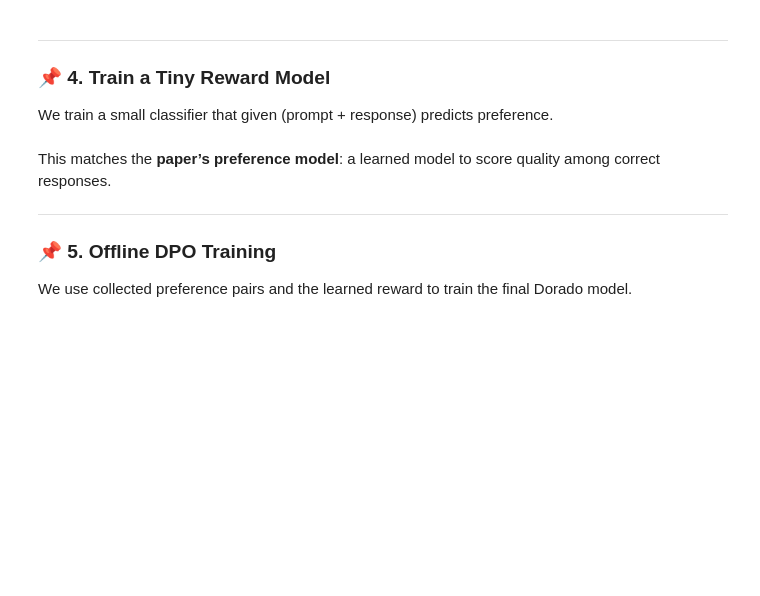
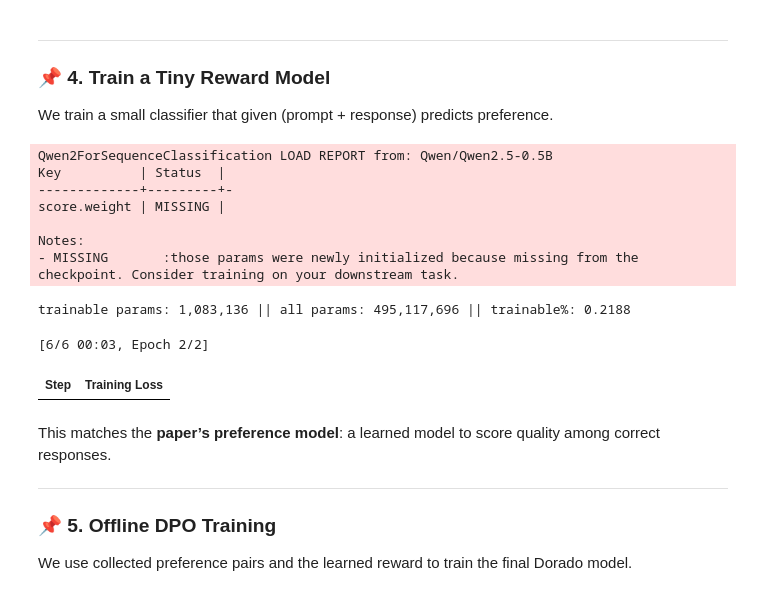
Before and after one commit to Vedant2100/llmpt, a Jupyter notebook: dorado_toy.ipynb, the cells around one changed output. Drawn from its saved outputs; the diff is of its cells as text; code cells hidden in the pictures; blank space fills up the shorter version.

```diff
--- a/dorado_toy.ipynb
+++ b/dorado_toy.ipynb
@@ -146,38 +173,82 @@ for q, samples in ALL_SAMPLES.items():
 
 We train a small classifier that given (prompt + response) predicts preference.
 # %%
-from transformers import AutoModelForSequenceClassification, TrainingArguments, Trainer
+from transformers import AutoModelForSequenceClassification, TrainingArguments, Trainer, BitsAndBytesConfig
+from peft import LoraConfig, get_peft_model, prepare_model_for_kbit_training, TaskType
 import datasets
+import torch
 
 # Prepare dataset for reward model
 data = []
 for (q, good, bad), lab in zip(pairs, labels):
     data.append({"text": q + " [ANS] " + good, "label": 1})
     data.append({"text": q + " [ANS] " + bad, "label": 0})
 
 ds = datasets.Dataset.from_list(data)
 ds = ds.train_test_split(test_size=0.2)
 
 TOKENIZER_RM = AutoTokenizer.from_pretrained(BASE)
-RM = AutoModelForSequenceClassification.from_pretrained(BASE, num_labels=2)
+TOKENIZER_RM.pad_token = TOKENIZER_RM.eos_token
+
+# Quantization Config (4-bit)
+bnb_config = BitsAndBytesConfig(
+    load_in_4bit=True,
+    bnb_4bit_quant_type="nf4",
+    bnb_4bit_compute_dtype=torch.float16,
+)
+
+# Load Model in 4-bit
+RM = AutoModelForSequenceClassification.from_pretrained(
+    BASE,
+    num_labels=2,
+    quantization_config=bnb_config,
+    device_map="auto"
+)
+RM.config.pad_token_id = TOKENIZER_RM.pad_token_id # FIX: Explicitly set pad_token_id in model config
+RM = prepare_model_for_kbit_training(RM)
+
+# Apply LoRA (Adapter) for Training
+peft_config = LoraConfig(
+    r=16,
+    lora_alpha=32,
+    bias="none",
+    task_type=TaskType.SEQ_CLS,
+    target_modules=["q_proj", "v_proj"] # Target attention layers
+)
+RM = get_peft_model(RM, peft_config)
+RM.print_trainable_parameters()
 
 def tok_rm(ex):
-    return TOKENIZER_RM(ex["text"], truncation=True, padding="max_length")
+    # FIX: Explicitly set max_length=512 to prevent OOM (default pads to 32k)
+    return TOKENIZER_RM(ex["text"], truncation=True, padding="max_length", max_length=512)
 
 tok_ds = ds.map(tok_rm, batched=True, remove_columns=["text"])
 
 trainer_rm = Trainer(
     model=RM,
     args=TrainingArguments(
         output_dir="reward_model",
         per_device_train_batch_size=4,
-        num_train_epochs=2
+        num_train_epochs=2,
+        logging_steps=10,
+        report_to="none"
     ),
     train_dataset=tok_ds["train"],
     eval_dataset=tok_ds["test"]
 )
 trainer_rm.train()
 trainer_rm.save_model("reward_model")
+# %% [output]
+Qwen2ForSequenceClassification LOAD REPORT from: Qwen/Qwen2.5-0.5B
+Key          | Status  |
+-------------+---------+-
+score.weight | MISSING |
+
+Notes:
+- MISSING       :those params were newly initialized because missing from the checkpoint. Consider training on your downstream task.
+trainable params: 1,083,136 || all params: 495,117,696 || trainable%: 0.2188
+[6/6 00:03, Epoch 2/2]
+| Step | Training Loss |
 # %% [markdown]
 This matches the **paper’s preference model**: a learned model to score quality among correct responses.
 
```
Also changed, not shown: parts of 8 cells of this notebook.
